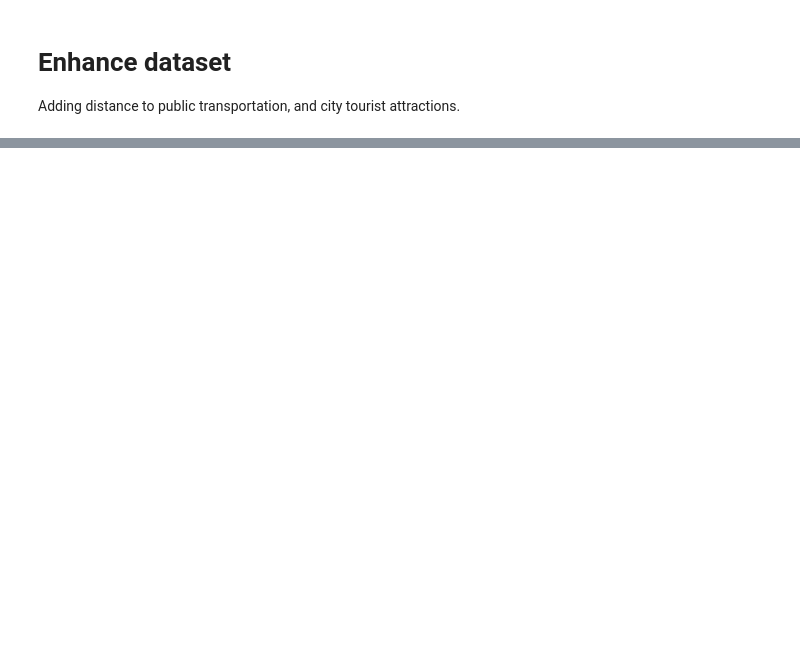
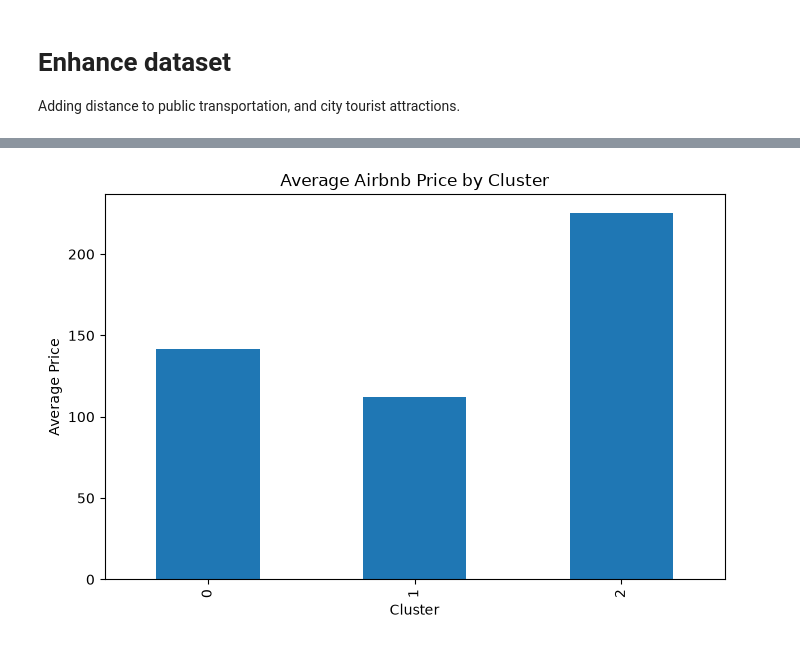
Before and after one commit to julesrif/ML-Airbnb-Business-Analysis, a Jupyter notebook: main.ipynb, the cells around one changed output, grey strips where cells are left out. Saved outputs shown, nothing was run; the diff lists cells and outputs as text; code cells hidden in the pictures; blank space fills up the shorter version.

```diff
--- a/main.ipynb
+++ b/main.ipynb
@@ -208,0 +281,14 @@ print(df_ml[["latitude", "longitude", "dist_min_poi_meters"]].head())
+# %%
+clustering_features = [
+    "price",
+    "minimum_nights",
+    "number_of_reviews",
+    "reviews_per_month",
+    "calculated_host_listings_count",
+    "availability_365",
+    "dist_meters_to_subway",
+    "dist_min_poi_meters"
+]
+
+df_cluster = df_ml[clustering_features].copy()
+df_cluster.head()
@@ -208,0 +371,12 @@ print(df_ml[["latitude", "longitude", "dist_min_poi_meters"]].head())
+# %%
+best_k = 3
+
+kmeans = KMeans(
+    n_clusters=best_k,
+    random_state=11,
+    n_init=10
+)
+
+df_ml["cluster"] = kmeans.fit_predict(X_cluster_scaled)
+
+df_ml[["price", "room_type", "boroname", "cluster"]].head()
@@ -208,0 +390,9 @@ print(df_ml[["latitude", "longitude", "dist_min_poi_meters"]].head())
+# %%
+cluster_profile = df_ml.groupby("cluster")[clustering_features].mean().round(2)
+
+cluster_sizes = df_ml["cluster"].value_counts().sort_index()
+
+cluster_summary = cluster_profile.copy()
+cluster_summary["number_of_listings"] = cluster_sizes
+
+cluster_summary
@@ -208,0 +433,9 @@ print(df_ml[["latitude", "longitude", "dist_min_poi_meters"]].head())
+# %%
+cluster_summary["price"].plot(kind="bar", figsize=(8, 5))
+
+plt.xlabel("Cluster")
+plt.ylabel("Average Price")
+plt.title("Average Airbnb Price by Cluster")
+plt.show()
+# %% [output]
+[figure, added]
```
Also changed, not shown: parts of 24 cells of this notebook.
